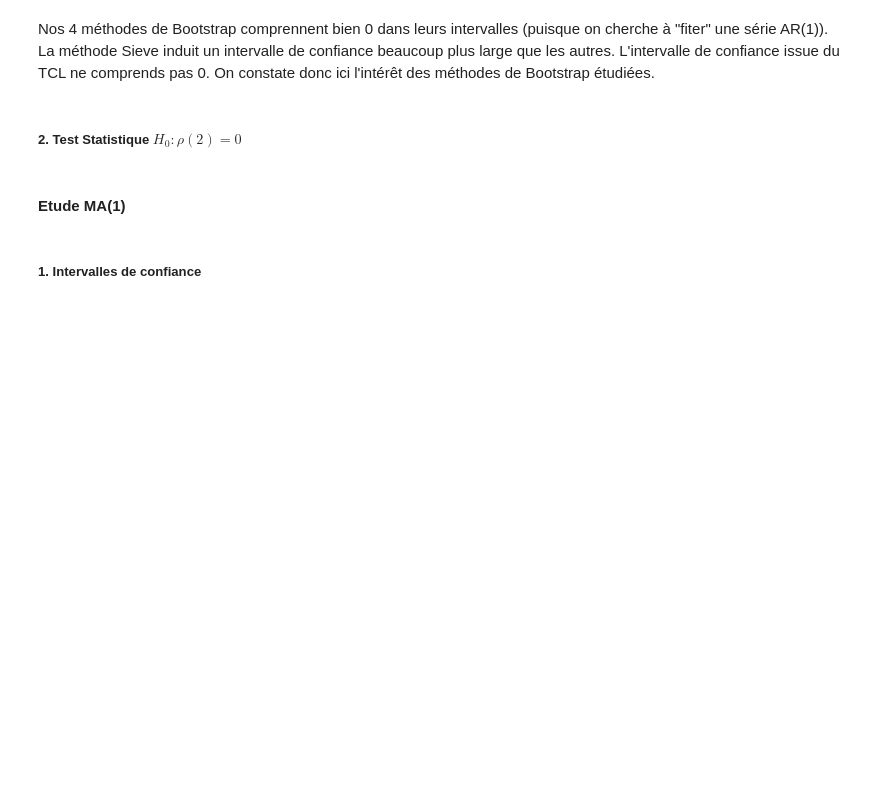
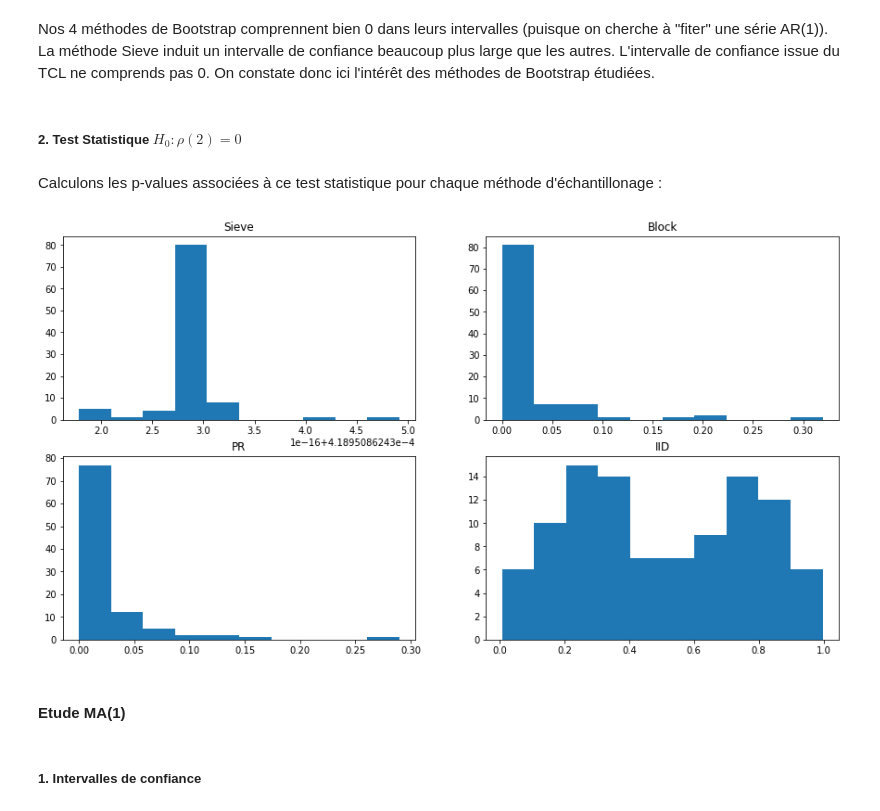
Before and after one commit to AntoineG92/Bootstrap-resampling-methods, a Jupyter notebook: TP3_Bootstrap.ipynb, the cells around one changed output. Cells and saved outputs as stored; diff of their text form; code cells hidden in the pictures; blank space fills up the shorter version.

```diff
--- a/TP3_Bootstrap.ipynb
+++ b/TP3_Bootstrap.ipynb
@@ -354,7 +356,7 @@ def ICAN(serie):
     return(A)
 # %%
 B=100
-listar_simple_sample = sample(ar1,B=B)
+listar_simple_sample = sample_iid(ar1,B=B)
 listar_boots_sieve = bootstrap_sieve(ar1,B=B)
 listar_boots_block = bootstrap_block(l=5,serie=ar1,B=B)
 listar_boots_PR = bootstrap_PR(l=5,serie=ar1,B=B)
@@ -420,6 +424,40 @@ plt.show()
 Nos 4 méthodes de Bootstrap comprennent bien 0 dans leurs intervalles (puisque on cherche à "fiter" une série AR(1)). La méthode Sieve induit un intervalle de confiance beaucoup plus large que les autres. L'intervalle de confiance issue du TCL ne comprends pas 0. On constate donc ici l'intérêt des méthodes de Bootstrap étudiées.
 # %% [markdown]
 ##### 2. Test Statistique $ H_0 : \rho(2)=0$
+# %% [markdown]
+Calculons les p-values associées à ce test statistique pour chaque méthode d'échantillonage :
+# %%
+list_pvalue_sieve=[]
+list_pvalue_block=[]
+list_pvalue_PR=[]
+list_pvalue_iid=[]
+
+for b in range(B):
+    ar_model_sieve = armodel.AR(listar_boots_sieve[b])
+    ar_model_block = armodel.AR(listar_boots_block[b])
+    ar_model_PR = armodel.AR(listar_boots_PR[b])
+    ar_model_iid = armodel.AR(listar_simple_sample[b])
+    list_pvalue_sieve.append(ar_model_sieve.fit(max_order=2).pvalues[1])
+    list_pvalue_block.append(ar_model_block.fit(max_order=2).pvalues[1])
+    list_pvalue_PR.append(ar_model_PR.fit(max_order=2).pvalues[1])
+    list_pvalue_iid.append(ar_model_iid.fit(max_order=2).pvalues[1])
+# %%
+plt.figure(figsize=(15,8))
+plt.subplot(221)
+plt.hist(list_pvalue_sieve)
+plt.title('Sieve')
+plt.subplot(222)
+plt.hist(list_pvalue_block)
+plt.title('Block')
+plt.subplot(223)
+plt.hist(list_pvalue_PR)
+plt.title('PR')
+plt.subplot(224)
+plt.hist(list_pvalue_iid)
+plt.title('IID')
+plt.show()
+# %% [output]
+[figure, added]
 # %% [markdown]
 #### Etude MA(1)
 # %% [markdown]
```
Also changed, not shown: parts of 27 cells of this notebook, 1 other file.
